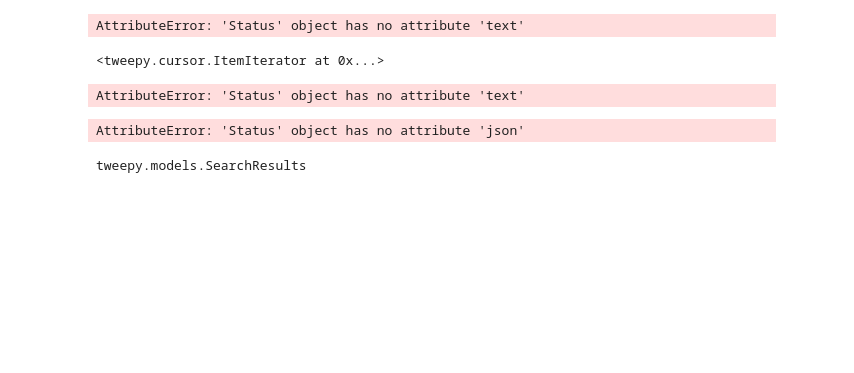
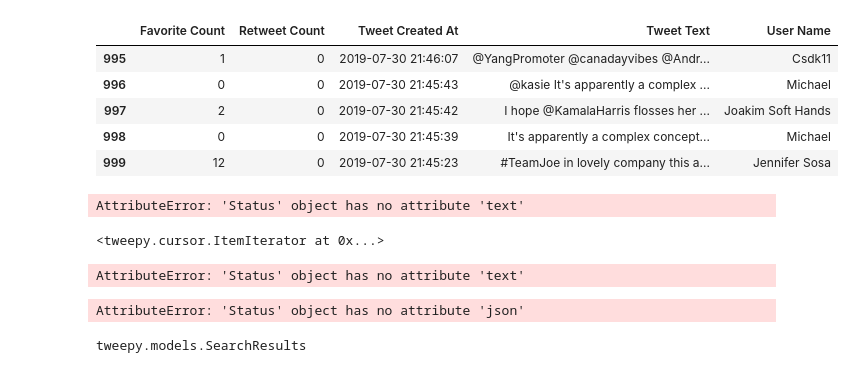
Before and after one commit to SMITASHA/sentimental_politics, a Jupyter notebook: twitter_api.ipynb, the cells around one changed output. Drawn from its saved outputs; the diff is of its cells as text; code cells hidden in the pictures; blank space fills up the shorter version.

```diff
--- a/twitter_api.ipynb
+++ b/twitter_api.ipynb
@@ -66,0 +86,9 @@ AttributeError: 'Status' object has no attribute 'text'
+# %%
+tweet_df.tail()
+# %% [output]
+|  | Favorite Count | Retweet Count | Tweet Created At | Tweet Text | User Name |
+| 995 | 1 | 0 | 2019-07-30 21:46:07 | @YangPromoter @canadayvibes @Andr... | Csdk11 |
+| 996 | 0 | 0 | 2019-07-30 21:45:43 | @kasie It's apparently a complex ... | Michael |
+| 997 | 2 | 0 | 2019-07-30 21:45:42 | I hope @KamalaHarris flosses her ... | Joakim Soft Hands |
+| 998 | 0 | 0 | 2019-07-30 21:45:39 | It's apparently a complex concept... | Michael |
+| 999 | 12 | 0 | 2019-07-30 21:45:23 | #TeamJoe in lovely company this a... | Jennifer Sosa |
```
Also changed, not shown: parts of 11 cells of this notebook, 9 other files.
